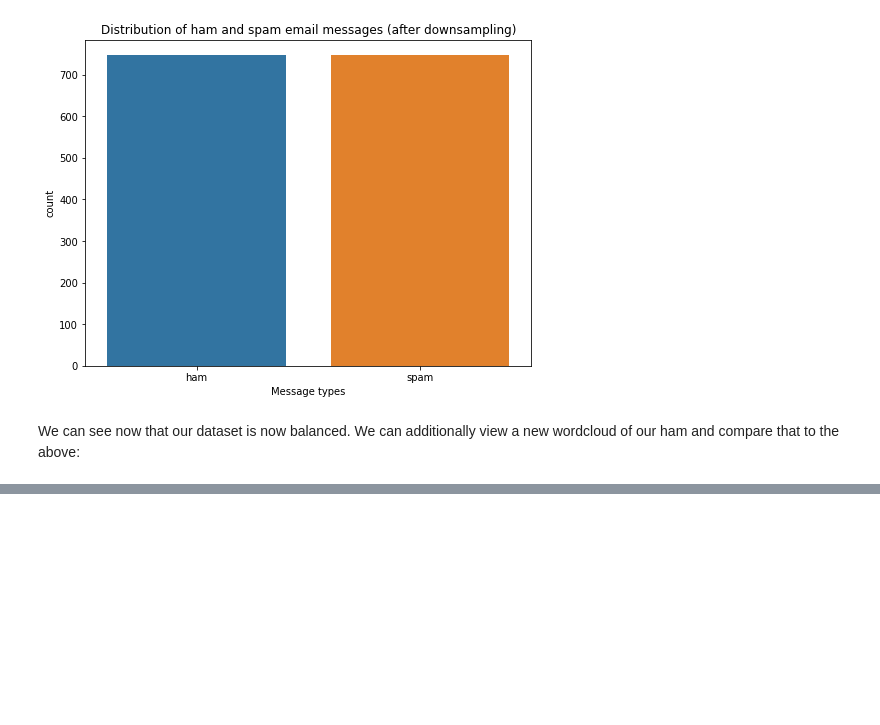
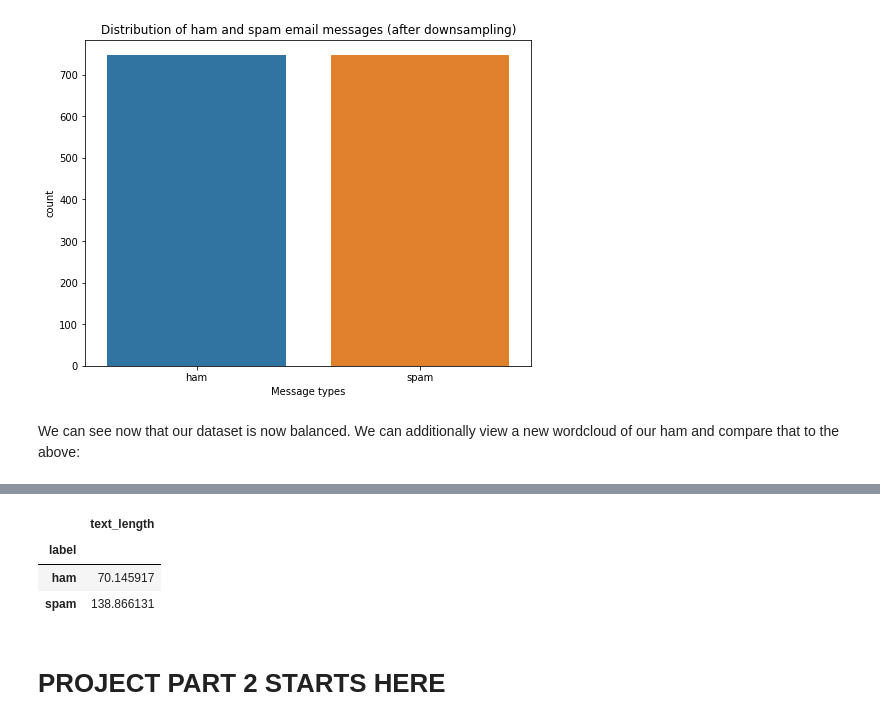
Before and after one commit to JoeSGunter/cs39aa_project, a Jupyter notebook: spam-detection.ipynb, the cells around one changed output, grey strips where cells are left out. Cells and saved outputs as stored; diff of their text form; code cells hidden in the pictures; blank space fills up the shorter version.

Commit message:
project part 2

```diff
--- a/spam-detection.ipynb
+++ b/spam-detection.ipynb
@@ -133,0 +133,14 @@ plt.show()
+# %%
+# Get length column for each text
+msg_df['text_length'] = msg_df['message'].apply(len)
+
+#Calculate average length by label types
+labels = msg_df.groupby('label').mean()
+labels
+# %% [output]
+|  | text_length |
+| label |  |
+| ham | 70.145917 |
+| spam | 138.866131 |
+# %% [markdown]
+# PROJECT PART 2 STARTS HERE
```
Also changed, not shown: parts of 26 cells of this notebook.
